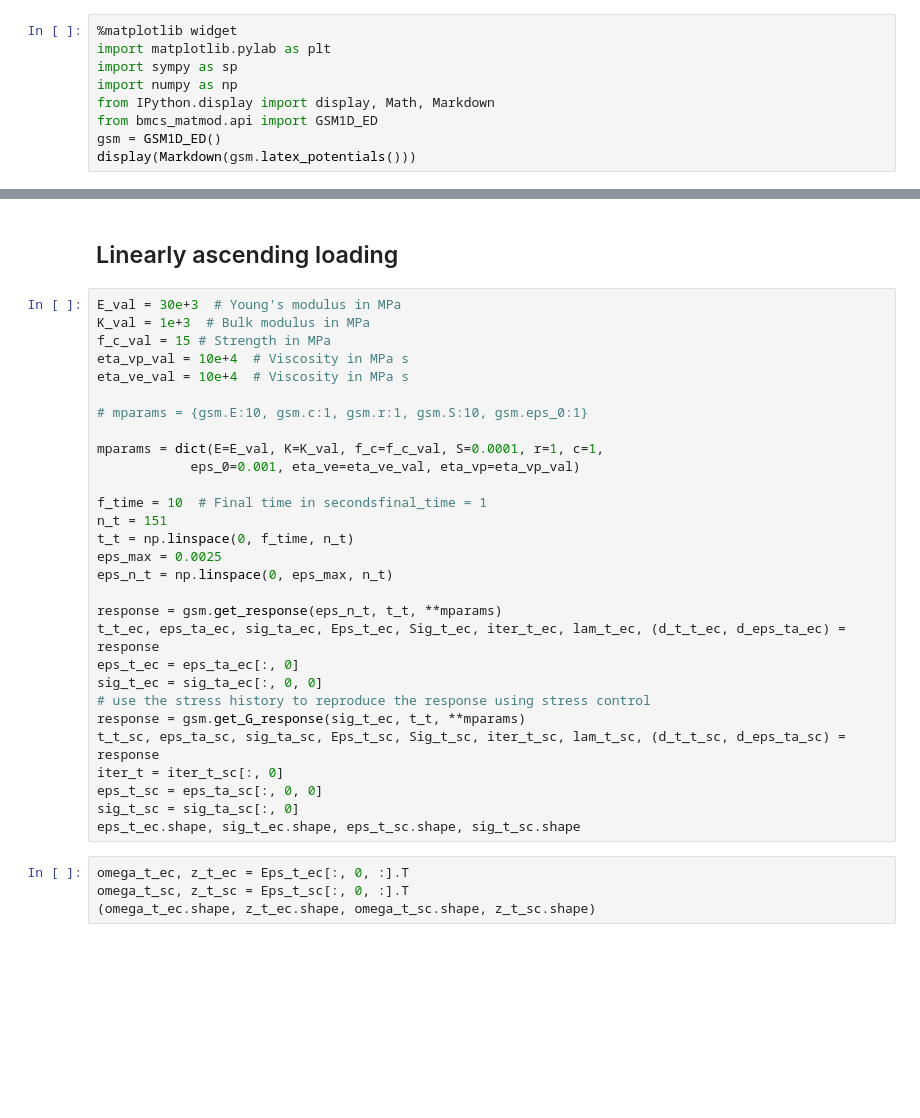
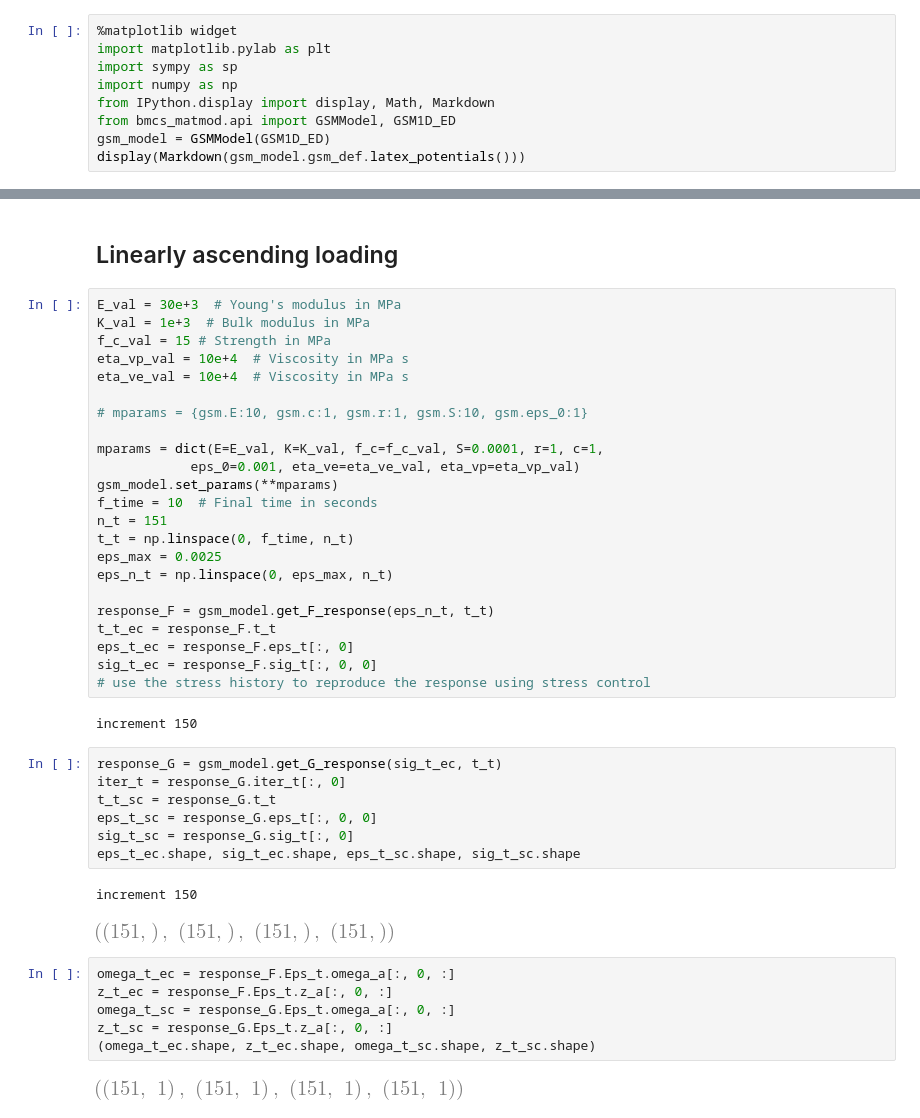
Before and after one commit to bmcs-group/bmcs_matmod, a Jupyter notebook: notebooks/generic_thermodynamics/0905_gsm_ed.ipynb, the cells around one changed output, grey strips where cells are left out. Drawn from its saved outputs; the diff is of its cells as text; blank space fills up the shorter version.

```diff
--- a/notebooks/generic_thermodynamics/0905_gsm_ed.ipynb
+++ b/notebooks/generic_thermodynamics/0905_gsm_ed.ipynb
@@ -6,6 +6,6 @@ import matplotlib.pylab as plt
 import sympy as sp
 import numpy as np
 from IPython.display import display, Math, Markdown
-from bmcs_matmod.api import GSM1D_ED
-gsm = GSM1D_ED()
-display(Markdown(gsm.latex_potentials()))
+from bmcs_matmod.api import GSMModel, GSM1D_ED
+gsm_model = GSMModel(GSM1D_ED)
+display(Markdown(gsm_model.gsm_def.latex_potentials()))
@@ -22,28 +48,38 @@ eta_ve_val = 10e+4  # Viscosity in MPa s
 
 mparams = dict(E=E_val, K=K_val, f_c=f_c_val, S=0.0001, r=1, c=1,
             eps_0=0.001, eta_ve=eta_ve_val, eta_vp=eta_vp_val)
-
-f_time = 10  # Final time in secondsfinal_time = 1
+gsm_model.set_params(**mparams)
+f_time = 10  # Final time in seconds
 n_t = 151
 t_t = np.linspace(0, f_time, n_t)
 eps_max = 0.0025
 eps_n_t = np.linspace(0, eps_max, n_t)
 
-response = gsm.get_response(eps_n_t, t_t, **mparams)
-t_t_ec, eps_ta_ec, sig_ta_ec, Eps_t_ec, Sig_t_ec, iter_t_ec, lam_t_ec, (d_t_t_ec, d_eps_ta_ec) = response
-eps_t_ec = eps_ta_ec[:, 0]
-sig_t_ec = sig_ta_ec[:, 0, 0]
+response_F = gsm_model.get_F_response(eps_n_t, t_t)
+t_t_ec = response_F.t_t
+eps_t_ec = response_F.eps_t[:, 0]
+sig_t_ec = response_F.sig_t[:, 0, 0]
 # use the stress history to reproduce the response using stress control
-response = gsm.get_G_response(sig_t_ec, t_t, **mparams)
-t_t_sc, eps_ta_sc, sig_ta_sc, Eps_t_sc, Sig_t_sc, iter_t_sc, lam_t_sc, (d_t_t_sc, d_eps_ta_sc) = response
-iter_t = iter_t_sc[:, 0]
-eps_t_sc = eps_ta_sc[:, 0, 0]
-sig_t_sc = sig_ta_sc[:, 0]
-eps_t_ec.shape, sig_t_ec.shape, eps_t_sc.shape, sig_t_sc.shape
+# %% [output]
+increment 150
+# %%
+response_G = gsm_model.get_G_response(sig_t_ec, t_t)
+iter_t = response_G.iter_t[:, 0]
+t_t_sc = response_G.t_t
+eps_t_sc = response_G.eps_t[:, 0, 0]
+sig_t_sc = response_G.sig_t[:, 0]
+eps_t_ec.shape, sig_t_ec.shape, eps_t_sc.shape, sig_t_sc.shape
+# %% [output]
+increment 150
+[figure, added]
 # %%
-omega_t_ec, z_t_ec = Eps_t_ec[:, 0, :].T
-omega_t_sc, z_t_sc = Eps_t_sc[:, 0, :].T
+omega_t_ec = response_F.Eps_t.omega_a[:, 0, :]
+z_t_ec = response_F.Eps_t.z_a[:, 0, :]
+omega_t_sc = response_G.Eps_t.omega_a[:, 0, :]
+z_t_sc = response_G.Eps_t.z_a[:, 0, :]
 (omega_t_ec.shape, z_t_ec.shape, omega_t_sc.shape, z_t_sc.shape)
+# %% [output]
+[figure, added]
 # %%
 fig, (ax_sig, ax_eps) = plt.subplots(1, 2, figsize=(12, 4))
 
```
Also changed, not shown: parts of 2 cells of this notebook, 56 other files.
